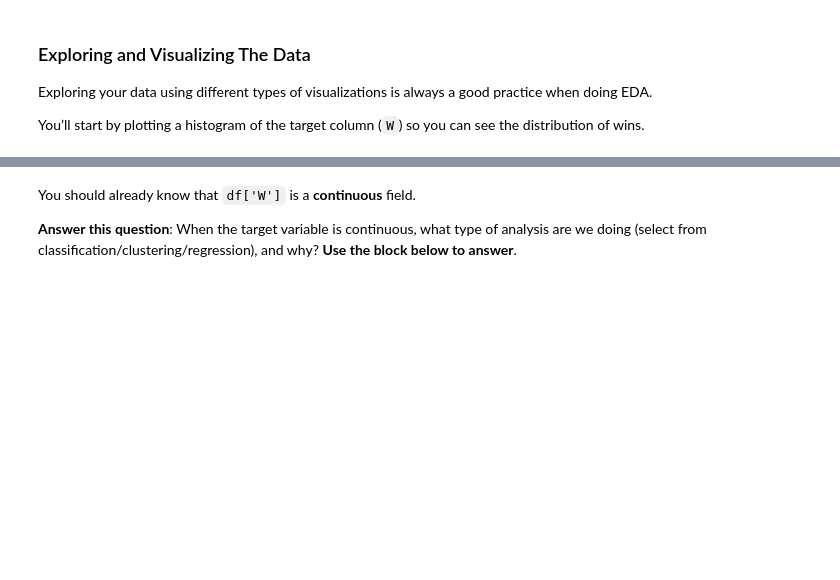
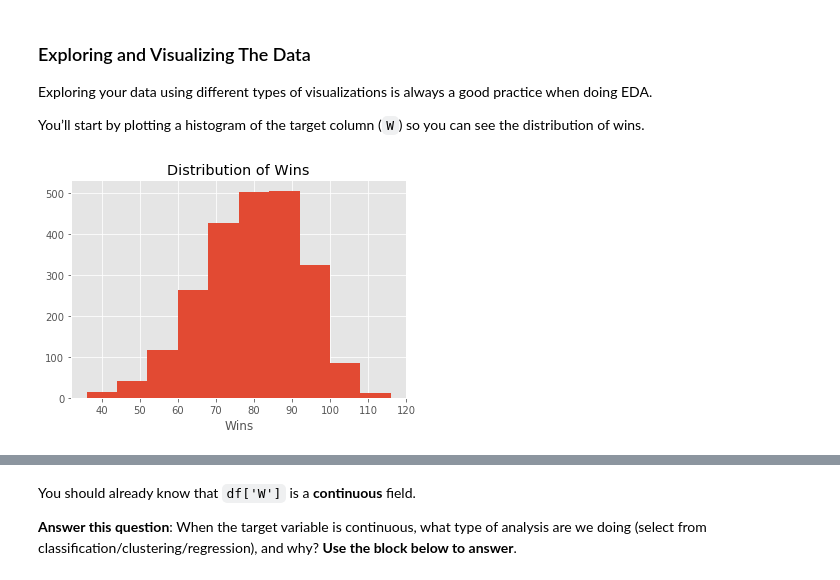
Before and after one commit to fairfield-university-ba545/week-1-Farisalenezy, a Jupyter notebook: Mini_project_1_baseball_analytics_pt1.ipynb, the cells around one changed output, grey strips where cells are left out. Saved outputs shown, nothing was run; the diff lists cells and outputs as text; code cells hidden in the pictures; blank space fills up the shorter version.

```diff
--- a/Mini_project_1_baseball_analytics_pt1.ipynb
+++ b/Mini_project_1_baseball_analytics_pt1.ipynb
@@ -71,7 +85,8 @@ cols = ['yearID','lgID','teamID','franchID','divID','Rank','G','Ghome','W','L','
 
 #### Complete your code below
 #### define columns of `df_Teams` to `cols`
-
+df_Teams.columns = cols
 
 #### display the first 5 rows of `df_Teams`
 #### you should see 52 columns
+df_Teams.head(2)
@@ -87,7 +107,9 @@ drop_cols = ['lgID','franchID','divID','Rank','Ghome','L','DivWin','WCWin','LgWi
 
 #### drop columns contained in `drop_cols` from `df_Teams`
 #### and save the remaining columns as `df`
+df = df_Teams.drop(drop_cols, axis=1)
 
 
 #### make sure that these columns are deleted by looking at the first 5 rows of `df`
 #### you should see only 29 columns
+df.head()
@@ -126,8 +198,9 @@ __NOTE__: even though we said that dropping columns with missing values is the _
 
 #### drop `CS` & `HBP` from `df`
 #### and save the remaining as `df`
-
+df = df.drop(['CS','HBP'], axis=1)
 
 #### check the first 5 rows of the new `df` to see
 #### if the two columns are successfully dropped
 #### you should expect to see 27 columns now
+df.head()
@@ -145,8 +226,10 @@ __Double click and type your answer here__.
 #### you can impute the missing values in a column using the `fillna()` function provided by `pandas`
 #### fillna() works as `df[col].fillna(some_value)`, in this case the value is `df[col].median()`
 #### NOTE that `col` above is the name of the column you want to impute
-
+df['SO'] = df['SO'].fillna(df['SO'].median())
+df['DP'] = df['DP'].fillna(df['DP'].median())
 
 
 #### Double-check if the null values are filled
 #### you should see `0`s for all columns
+df.isna().sum()
@@ -175,16 +278,21 @@ plt.style.use('ggplot')
 # %%
 #### Complete your code below
 #### create a histogram `hist()` over the column `df['W']`
+
+plt.hist(df['W'])
 
 
 #### adding elements to your visualization to increase the readability
 #### you should always have title and axis name(s) in your visualization
 #### name your x-axis label as `Wins`
-
+plt.xlabel('Wins')
 
 #### name your visualization title as `Distribution of Wins`
-
+plt.title('Distribution of Wins')
 
 #### show your visualization
+plt.show()
+# %% [output]
+[figure, added]
 # %%
 #### We can also check the descriptive stats of `df['W']` using `.describe()`
```
Also changed, not shown: parts of 13 cells of this notebook.
